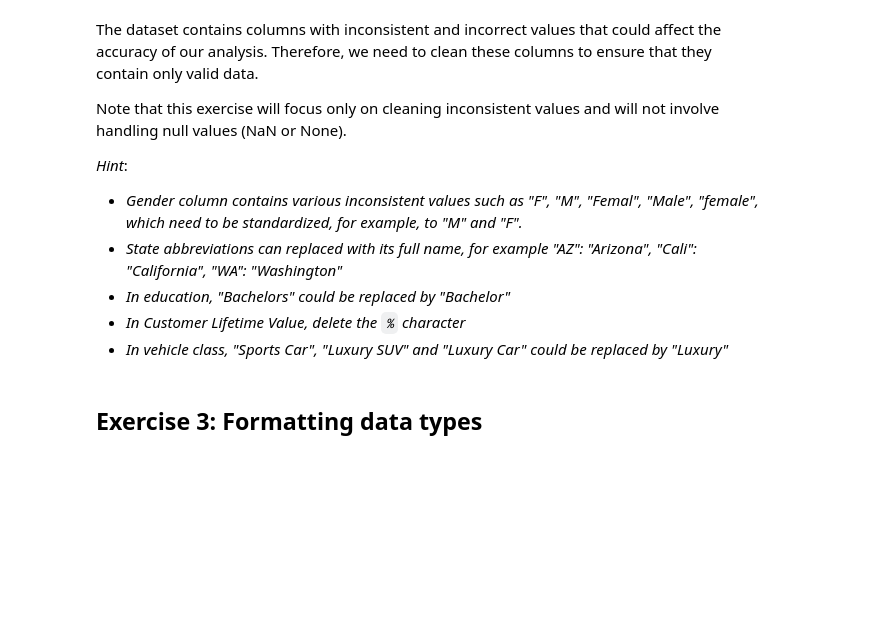
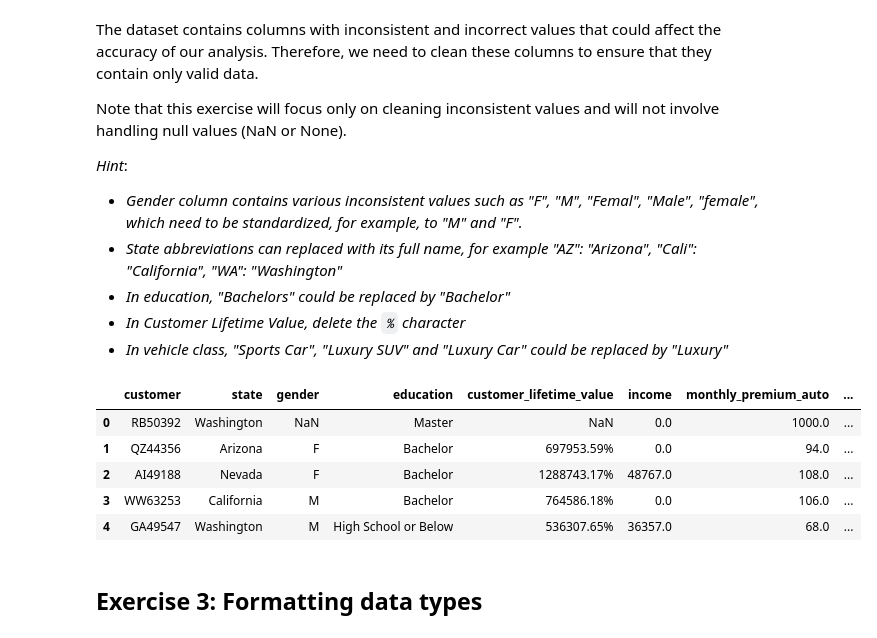
Before and after one commit to pdesgrip/lab-dw-data-cleaning-and-formatting, a Jupyter notebook: lab-dw-data-cleaning-and-formatting.ipynb, the cells around one changed output. Saved outputs shown, nothing was run; the diff lists cells and outputs as text; code cells hidden in the pictures; blank space fills up the shorter version.

```diff
--- a/lab-dw-data-cleaning-and-formatting.ipynb
+++ b/lab-dw-data-cleaning-and-formatting.ipynb
@@ -107,7 +111,54 @@ Note that this exercise will focus only on cleaning inconsistent values and will
 - *In Customer Lifetime Value, delete the `%` character*
 - *In vehicle class, "Sports Car", "Luxury SUV" and "Luxury Car" could be replaced by "Luxury"*
 # %%
-# Your code here
+
+# 1. Cleans the Gender column
+gender_new = {
+    'Femal': 'F',
+    'Male': 'M',
+    'female': 'F',
+    'F': 'F',   # If it's already 'F', keep it as 'F'
+    'M': 'M'    # If it's already 'M', keep it as 'M'
+}
+file1['gender'] = file1['gender'].map(gender_new).fillna(file1['gender'])
+
+# 2. Cleans the State column
+state_new = {
+    'AZ': 'Arizona',
+    'Cali': 'California',
+    'WA': 'Washington',
+    'Arizona': 'Arizona',       # If it's already 'Arizona', keep it as 'Arizona'
+    'California': 'California', # and so on...
+    # Add more states if needed
+}
+file1['state'] = file1['state'].map(state_new).fillna(file1['state'])
+
+# 3. Cleans the Education column
+education_new = {
+    'Bachelors': 'Bachelor',
+    'Bachelor': 'Bachelor' # If it's already 'Bachelor', keep it as 'Bachelor'
+}
+file1['education'] = file1['education'].map(education_new).fillna(file1['education'])
+
+
+# 5. Cleans Vehicle Class column
+vehicle_class_new = {
+    'Sports Car': 'Luxury',
+    'Luxury SUV': 'Luxury',
+    'Luxury Car': 'Luxury',
+    'Luxury': 'Luxury'  # If it's already 'Luxury', keep it as 'Luxury'
+}
+file1['vehicle_class'] = file1['vehicle_class'].map(vehicle_class_new).fillna(file1['vehicle_class'])
+
+# Display the cleaned dataframe
+display(file1.head())
+# %% [output]
+|  | customer | state | gender | education | customer_lifetime_value | income | monthly_premium_auto | ... |
+| 0 | RB50392 | Washington | NaN | Master | NaN | 0.0 | 1000.0 | ... |
+| 1 | QZ44356 | Arizona | F | Bachelor | 697953.59% | 0.0 | 94.0 | ... |
+| 2 | AI49188 | Nevada | F | Bachelor | 1288743.17% | 48767.0 | 108.0 | ... |
+| 3 | WW63253 | California | M | Bachelor | 764586.18% | 0.0 | 106.0 | ... |
+| 4 | GA49547 | Washington | M | High School or Below | 536307.65% | 36357.0 | 68.0 | ... |
 # %% [markdown]
 ## Exercise 3: Formatting data types
 # %% [markdown]
```
Also changed, not shown: parts of 18 cells of this notebook.
